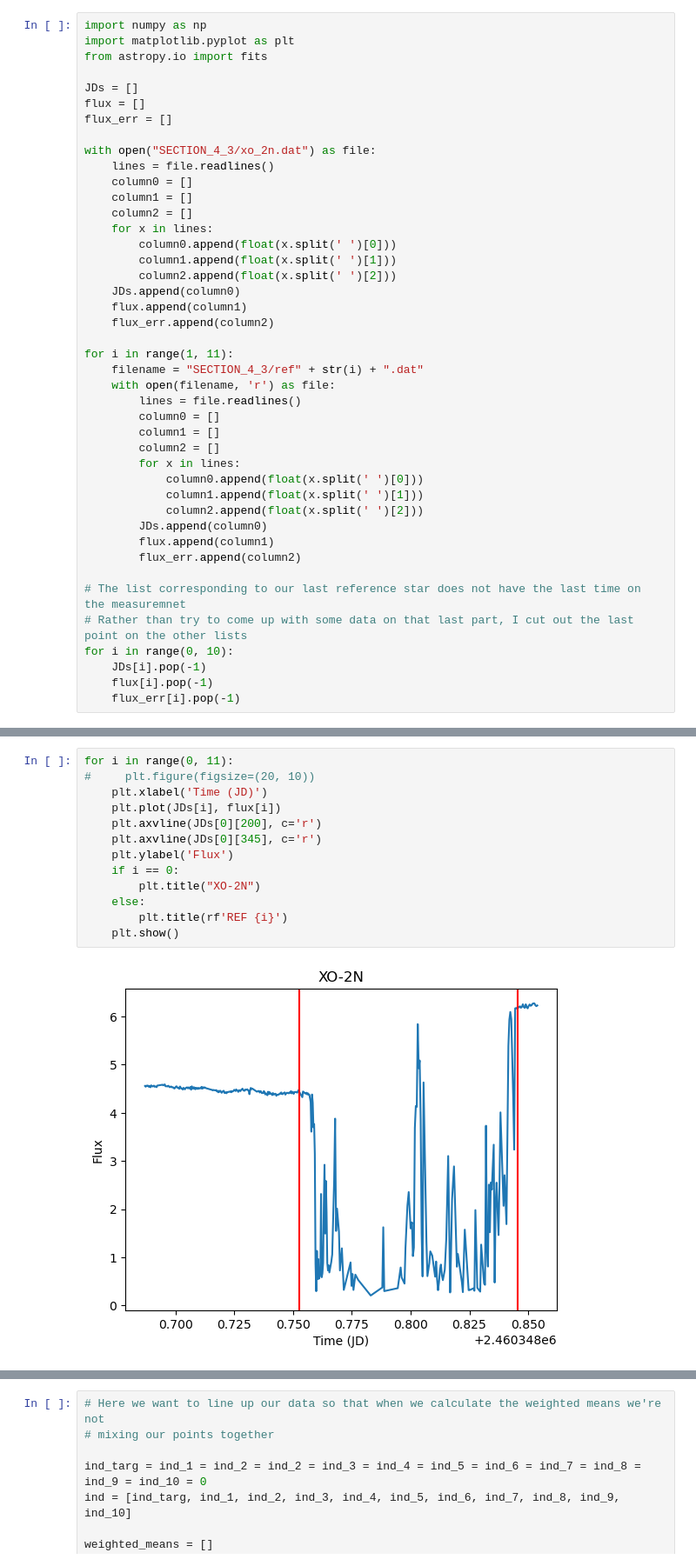
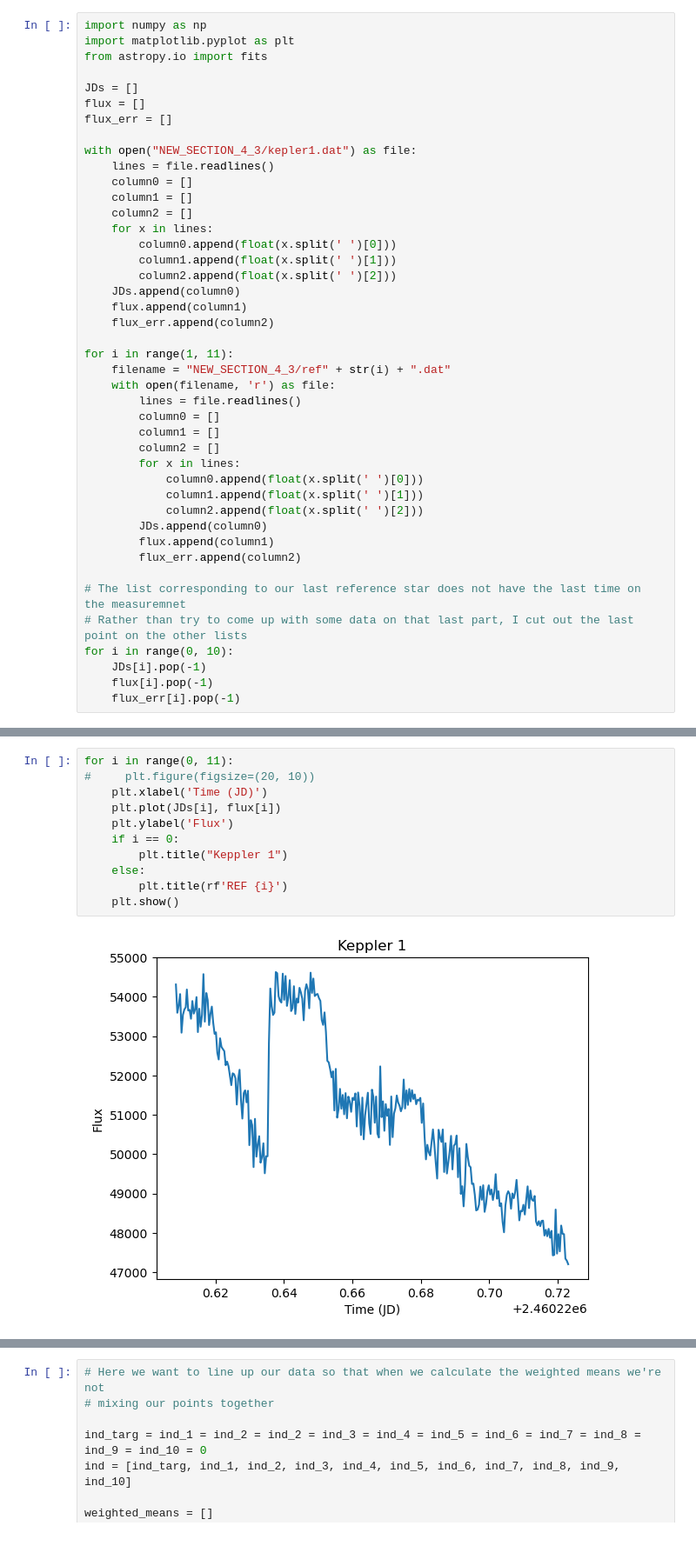
Before and after one commit to Efrain1013/AST_443, a Jupyter notebook: Lab_2_again/section_4_5.ipynb, the cells around one changed output, grey strips where cells are left out. Shown at 87% size. Drawn from its saved outputs; the diff is of its cells as text.

```diff
--- a/Lab_2_again/section_4_5.ipynb
+++ b/Lab_2_again/section_4_5.ipynb
@@ -7,7 +7,7 @@ JDs = []
 flux = []
 flux_err = []
 
-with open("SECTION_4_3/xo_2n.dat") as file:
+with open("NEW_SECTION_4_3/kepler1.dat") as file:
     lines = file.readlines()
     column0 = []
     column1 = []
@@ -21,7 +21,7 @@ with open("SECTION_4_3/xo_2n.dat") as file:
     flux_err.append(column2)
 
 for i in range(1, 11):
-    filename = "SECTION_4_3/ref" + str(i) + ".dat"
+    filename = "NEW_SECTION_4_3/ref" + str(i) + ".dat"
     with open(filename, 'r') as file:
         lines = file.readlines()
         column0 = []
@@ -63,15 +61,13 @@ print(JDs[0][0])
 # %%
 for i in range(0, 11):
 #     plt.figure(figsize=(20, 10))
     plt.xlabel('Time (JD)')
     plt.plot(JDs[i], flux[i])
-    plt.axvline(JDs[0][200], c='r')
-    plt.axvline(JDs[0][345], c='r')
     plt.ylabel('Flux')
     if i == 0:
-        plt.title("XO-2N")
+        plt.title("Keppler 1")
     else:
         plt.title(rf'REF {i}')
     plt.show()
 # %% [output]
-[figure, old version]
+[figure, new version]
```
Also changed, not shown: parts of 5 cells of this notebook, 2 other files.
